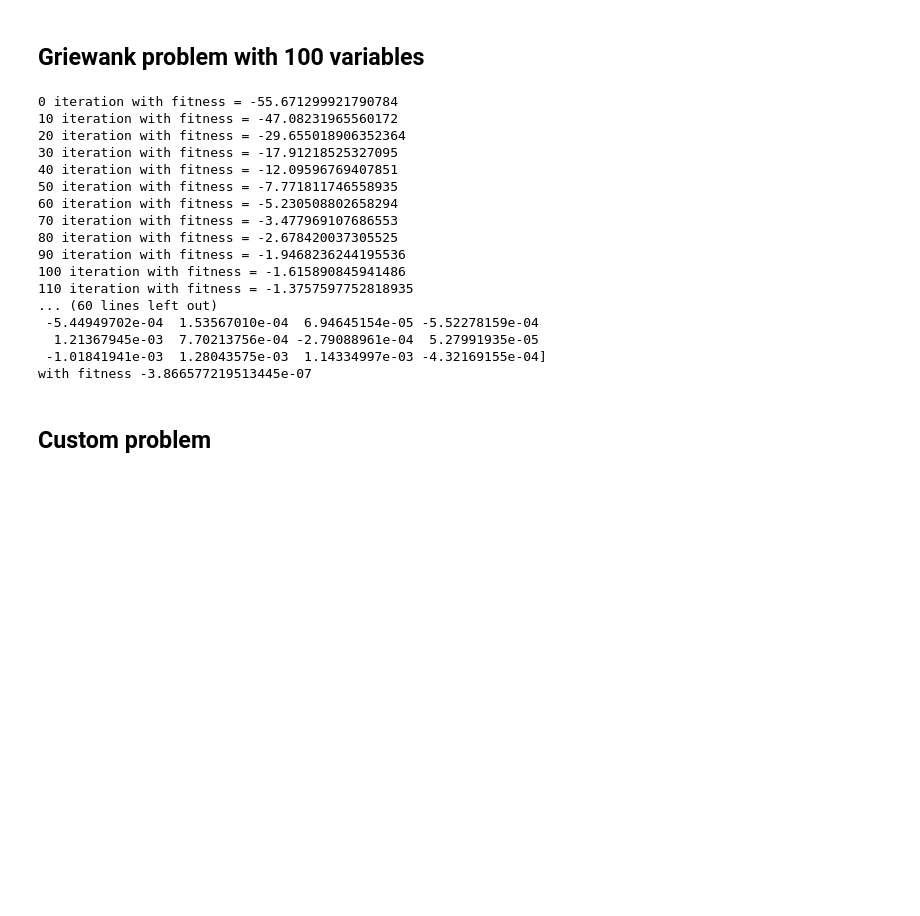
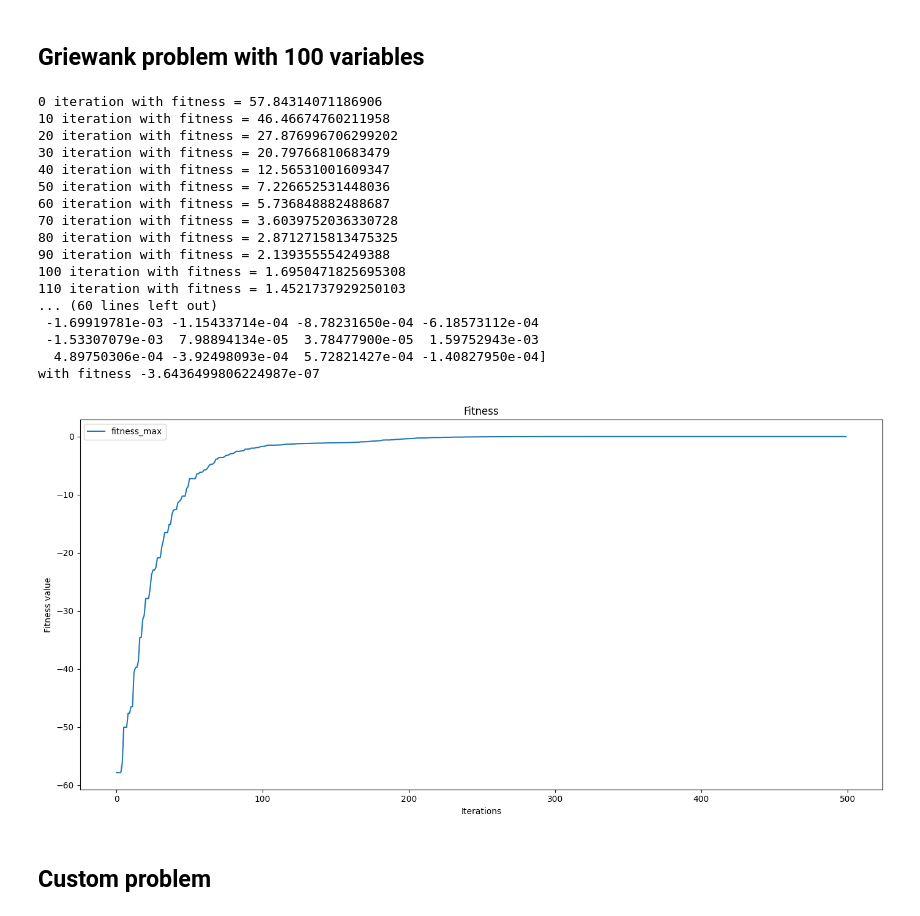
Before and after one commit to sherstpasha/thefittest-notebooks, a Jupyter notebook: differential_evolution_griewank_custom_problems.ipynb, the cells around one changed output. Drawn from its saved outputs; the diff is of its cells as text; code cells hidden in the pictures; blank space fills up the shorter version.

```diff
--- a/differential_evolution_griewank_custom_problems.ipynb
+++ b/differential_evolution_griewank_custom_problems.ipynb
@@ -5,57 +5,72 @@ import numpy as np
 from thefittest.optimizers import DifferentialEvolution
 from thefittest.benchmarks import Griewank
 from thefittest.tools import donothing
+import matplotlib.pyplot as plt
 
 
 n_dimension = 100
 left_border = -100.
 right_border = 100.
 
 
 number_of_iterations = 500
 population_size = 500
 
 
 left_border_array = np.full(
     shape=n_dimension, fill_value=left_border, dtype=np.float64)
 right_border_array = np.full(
     shape=n_dimension, fill_value=right_border, dtype=np.float64)
 
-model = DifferentialEvolution(fitness_function=Griewank(),
+optimizer = DifferentialEvolution(fitness_function=Griewank(),
                               genotype_to_phenotype=donothing,
                               iters=number_of_iterations,
                               pop_size=population_size,
                               left=left_border_array,
                               right=right_border_array,
                               show_progress_each=10,
-                              minimization=True)
+                              minimization=True,
+                              mutation="rand_1",
+                              F=0.1,
+                              CR=0.5,
+                              keep_history=True)
 
-model.set_strategy(mutation_oper='rand_1', F_param=0.1, CR_param=0.5)
+optimizer.fit()
 
-model.fit()
+fittest = optimizer.get_fittest()
+stats = optimizer.get_stats()
 
-fittest = model.get_fittest()
-genotype, phenotype, fitness = fittest.get()
-print('The fittest individ:', phenotype)
-print('with fitness', fitness)
+print('The fittest individ:', fittest['phenotype'])
+print('with fitness', fittest['fitness'])
+
+fig, ax = plt.subplots(figsize=(14, 7), ncols=1, nrows=1)
+ax.plot(range(number_of_iterations), stats['fitness_max'], label = "fitness_max")
+ax.set_title('Fitness')
+ax.set_ylabel('Fitness value')
+ax.set_xlabel("Iterations")
+ax.legend()
+
+plt.tight_layout()
+plt.show()
 # %% [output]
-0 iteration with fitness = -55.671299921790784
-10 iteration with fitness = -47.08231965560172
-20 iteration with fitness = -29.655018906352364
-30 iteration with fitness = -17.91218525327095
-40 iteration with fitness = -12.09596769407851
-50 iteration with fitness = -7.771811746558935
-60 iteration with fitness = -5.230508802658294
-70 iteration with fitness = -3.477969107686553
-80 iteration with fitness = -2.678420037305525
-90 iteration with fitness = -1.9468236244195536
-100 iteration with fitness = -1.615890845941486
-110 iteration with fitness = -1.3757597752818935
+0 iteration with fitness = 57.84314071186906
+10 iteration with fitness = 46.46674760211958
+20 iteration with fitness = 27.876996706299202
+30 iteration with fitness = 20.79766810683479
+40 iteration with fitness = 12.56531001609347
+50 iteration with fitness = 7.226652531448036
+60 iteration with fitness = 5.736848882488687
+70 iteration with fitness = 3.6039752036330728
+80 iteration with fitness = 2.8712715813475325
+90 iteration with fitness = 2.139355554249388
+100 iteration with fitness = 1.6950471825695308
+110 iteration with fitness = 1.4521737929250103
 ... (60 lines left out)
- -5.44949702e-04  1.53567010e-04  6.94645154e-05 -5.52278159e-04
-  1.21367945e-03  7.70213756e-04 -2.79088961e-04  5.27991935e-05
- -1.01841941e-03  1.28043575e-03  1.14334997e-03 -4.32169155e-04]
-with fitness -3.866577219513445e-07
+ -1.69919781e-03 -1.15433714e-04 -8.78231650e-04 -6.18573112e-04
+ -1.53307079e-03  7.98894134e-05  3.78477900e-05  1.59752943e-03
+  4.89750306e-04 -3.92498093e-04  5.72821427e-04 -1.40827950e-04]
+with fitness -3.6436499806224987e-07
+[figure, added]
 # %% [markdown]
 ## Custom problem
 # %%
```
Also changed, not shown: parts of 1 cell of this notebook.
